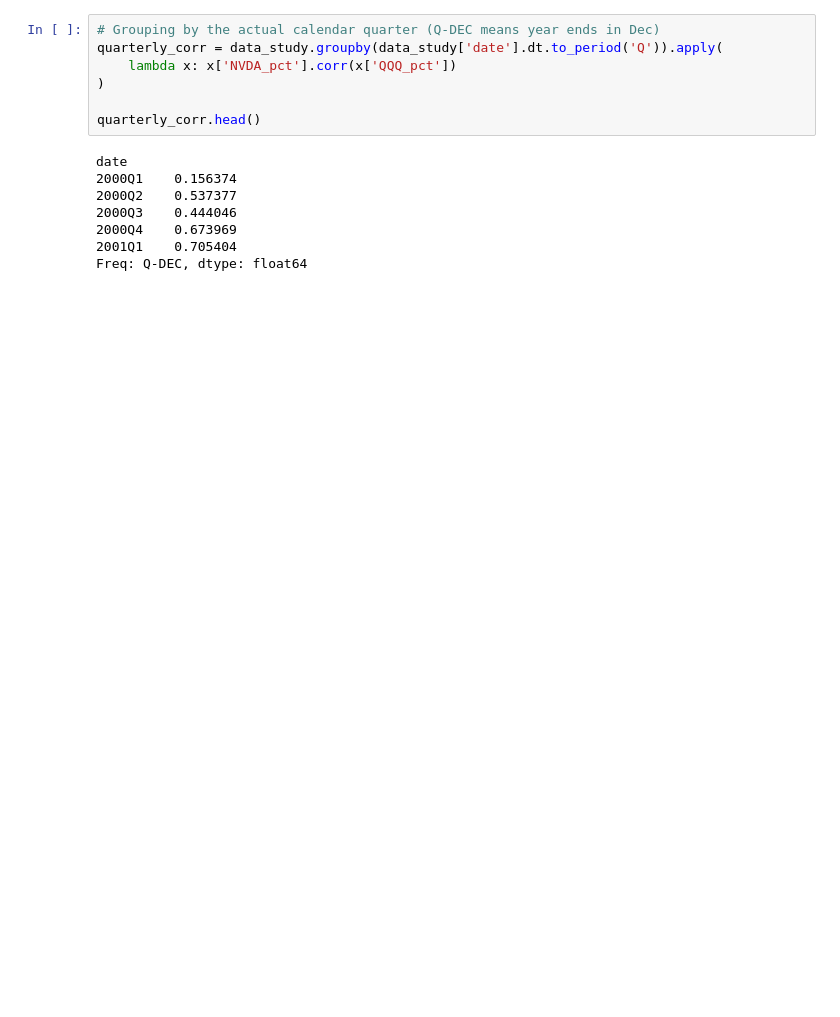
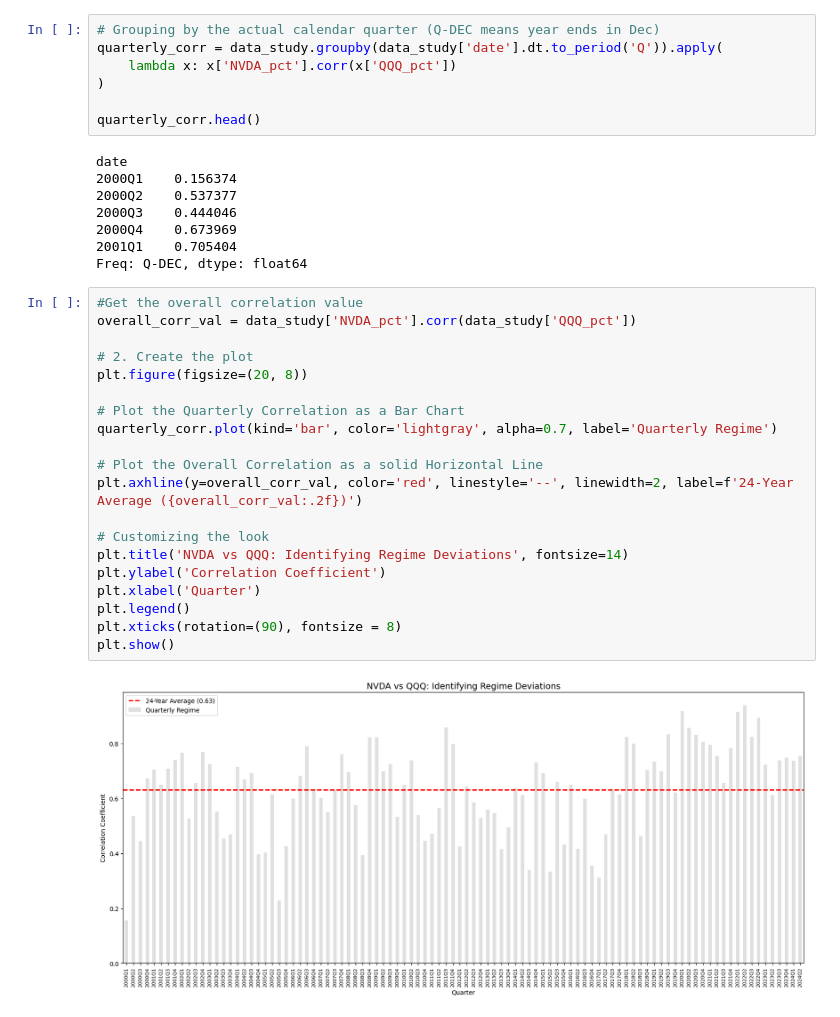
Before and after one commit to matisse-ops/nvda-nq-correlation-study, a Jupyter notebook: NQ_QQQ_EDA.ipynb, the cells around one changed output. Cells and saved outputs as stored; diff of their text form; blank space fills up the shorter version.

Commit message:
analysis: implement regime detection via rolling quarterly correlation

```diff
--- a/NQ_QQQ_EDA.ipynb
+++ b/NQ_QQQ_EDA.ipynb
@@ -218,3 +218,25 @@ date
 2000Q4    0.673969
 2001Q1    0.705404
 Freq: Q-DEC, dtype: float64
+# %%
+#Get the overall correlation value
+overall_corr_val = data_study['NVDA_pct'].corr(data_study['QQQ_pct'])
+
+# 2. Create the plot
+plt.figure(figsize=(20, 8))
+
+# Plot the Quarterly Correlation as a Bar Chart
+quarterly_corr.plot(kind='bar', color='lightgray', alpha=0.7, label='Quarterly Regime')
+
+# Plot the Overall Correlation as a solid Horizontal Line
+plt.axhline(y=overall_corr_val, color='red', linestyle='--', linewidth=2, label=f'24-Year Average ({overall_corr_val:.2f})')
+
+# Customizing the look
+plt.title('NVDA vs QQQ: Identifying Regime Deviations', fontsize=14)
+plt.ylabel('Correlation Coefficient')
+plt.xlabel('Quarter')
+plt.legend()
+plt.xticks(rotation=(90), fontsize = 8)
+plt.show()
+# %% [output]
+[figure, added]
```
Also changed, not shown: 1 other file.
